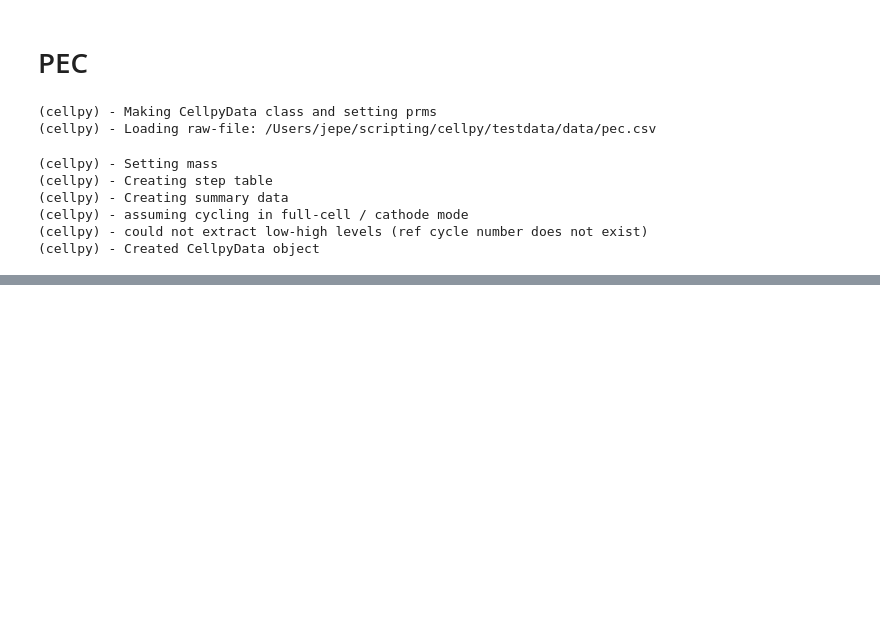
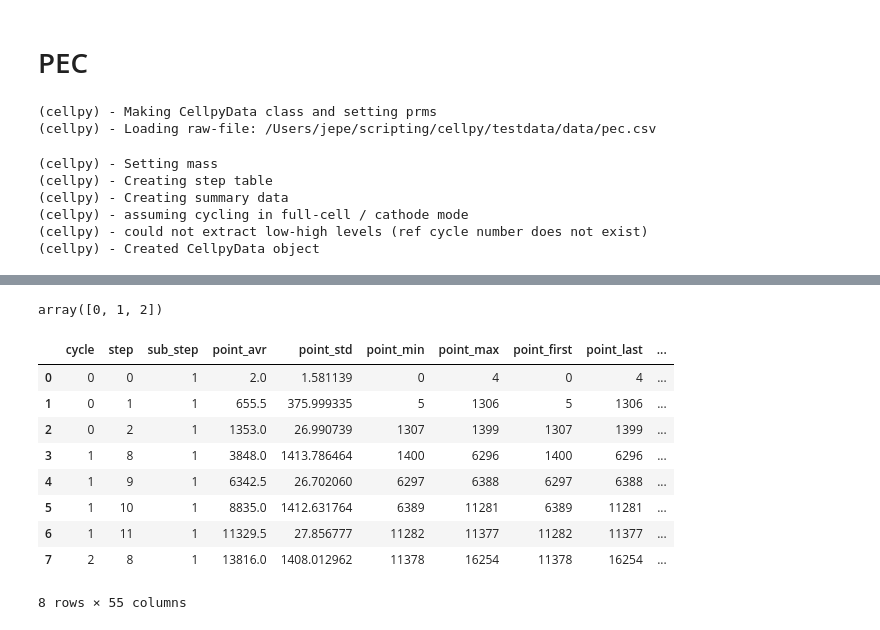
Before and after one commit to jepegit/cellpy, a Jupyter notebook: dev_utils/cellpy_pec_tweaking.ipynb, the cells around one changed output, grey strips where cells are left out. Saved outputs shown, nothing was run; the diff lists cells and outputs as text; code cells hidden in the pictures; blank space fills up the shorter version.

Commit message:
make step table update (delta calc)

```diff
--- a/dev_utils/cellpy_pec_tweaking.ipynb
+++ b/dev_utils/cellpy_pec_tweaking.ipynb
@@ -47,0 +35,18 @@ datasets: [ ->
+# %%
+pec.get_cycle_numbers()
+# %% [output]
+array([0, 1, 2])
+# %%
+steptable = pec.dataset.step_table
+steptable
+# %% [output]
+|  | cycle | step | sub_step | point_avr | point_std | point_min | point_max | point_first | point_last | ... |
+| 0 | 0 | 0 | 1 | 2.0 | 1.581139 | 0 | 4 | 0 | 4 | ... |
+| 1 | 0 | 1 | 1 | 655.5 | 375.999335 | 5 | 1306 | 5 | 1306 | ... |
+| 2 | 0 | 2 | 1 | 1353.0 | 26.990739 | 1307 | 1399 | 1307 | 1399 | ... |
+| 3 | 1 | 8 | 1 | 3848.0 | 1413.786464 | 1400 | 6296 | 1400 | 6296 | ... |
+| 4 | 1 | 9 | 1 | 6342.5 | 26.702060 | 6297 | 6388 | 6297 | 6388 | ... |
+| 5 | 1 | 10 | 1 | 8835.0 | 1412.631764 | 6389 | 11281 | 6389 | 11281 | ... |
+| 6 | 1 | 11 | 1 | 11329.5 | 27.856777 | 11282 | 11377 | 11282 | 11377 | ... |
+| 7 | 2 | 8 | 1 | 13816.0 | 1408.012962 | 11378 | 16254 | 11378 | 16254 | ... |
+8 rows × 55 columns
```
Also changed, not shown: parts of 3 cells of this notebook, 4 other files.
